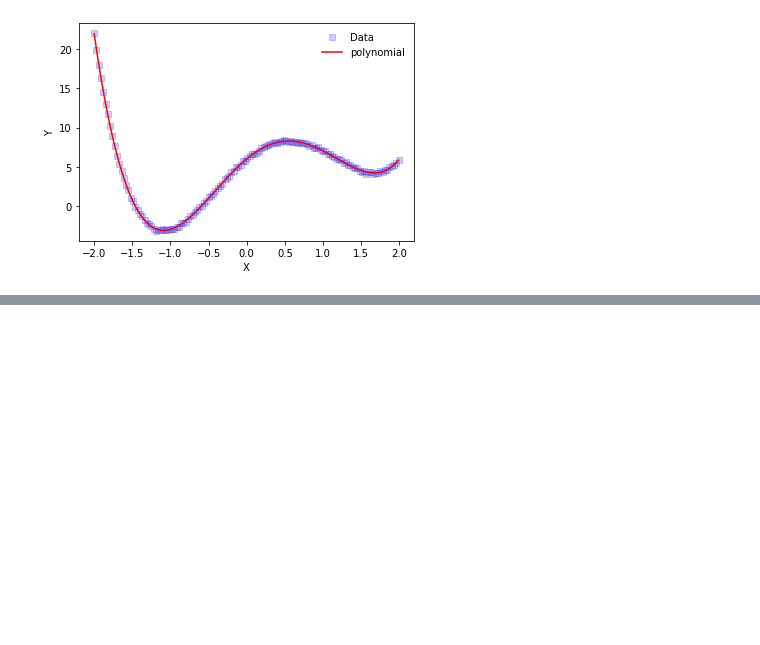
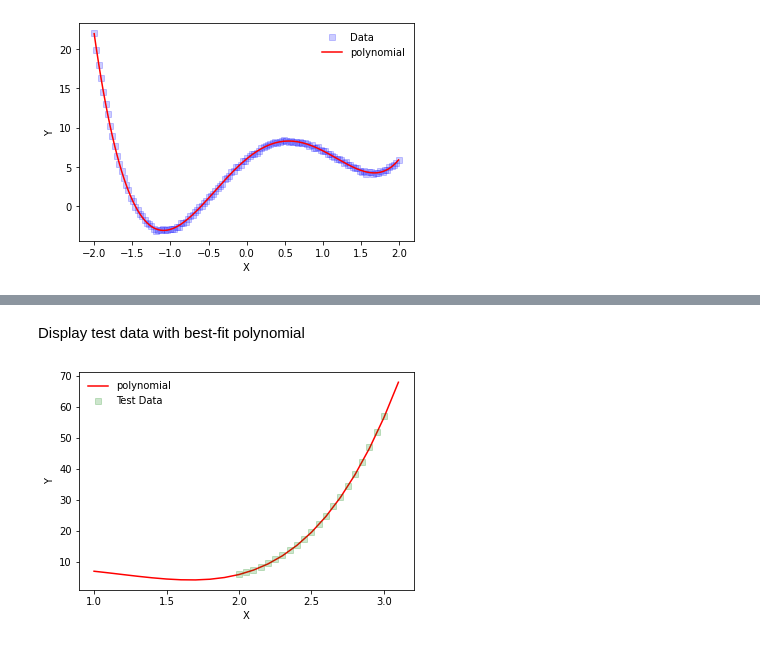
Before and after one commit to LuminolT/ml-final-proj, a Jupyter notebook: prob1.ipynb, the cells around one changed output, grey strips where cells are left out. Saved outputs shown, nothing was run; the diff lists cells and outputs as text; code cells hidden in the pictures; blank space fills up the shorter version.

```diff
--- a/prob1.ipynb
+++ b/prob1.ipynb
@@ -56,0 +132,21 @@ plt.show()
+# %% [markdown]
+Display test data with best-fit polynomial
+# %%
+x = np.arange(1.5, 3.2, 0.1)
+
+# plt.plot(x, np.log(model(x)), 'r', label='polynomial')
+# plt.plot(X_test, np.log(Y_test),'gs', alpha=0.2, label='Test Data')
+# plt.plot(X_training, np.log(Y_training), 'bs', alpha=0.2, label='Train Data')
+
+# plt.plot(x, model(x), 'b--', label='polynomial')
+plt.plot(x, best_poly_model(x), 'r', label='polynomial')
+plt.plot(X_test, Y_test,'gs', alpha=0.2, label='Test Data')
+# plt.plot(X_training, Y_training, 'bs', alpha=0.2, label='Train Data')
+
+
+plt.legend(loc='best', frameon=False)
+plt.xlabel('X')
+plt.ylabel('Y')
+plt.show()
+# %% [output]
+[figure, added]
```
Also changed, not shown: parts of 11 cells of this notebook.
